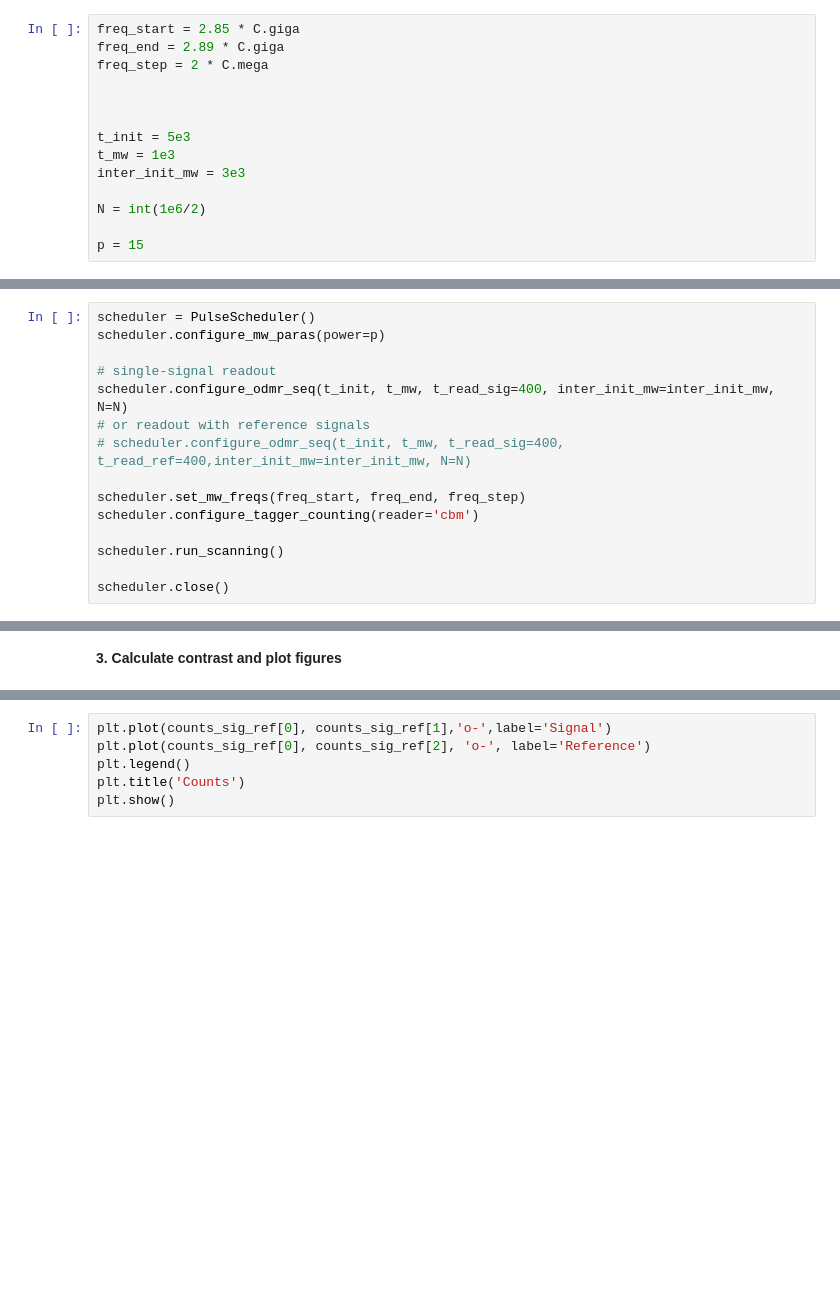
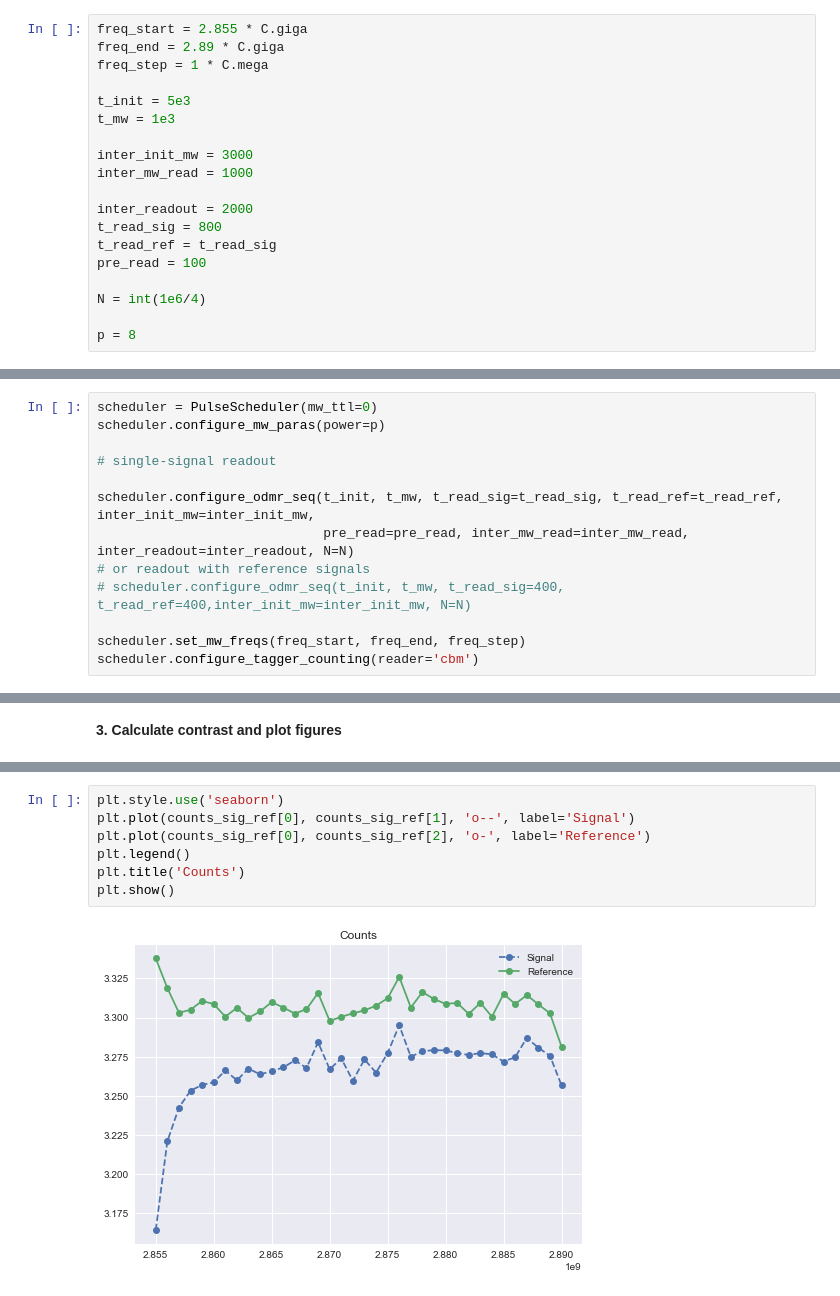
Before and after one commit to Youngcius/odmactor, a Jupyter notebook: project/tutorial/frequency-odmr.ipynb, the cells around one changed output, grey strips where cells are left out. Drawn from its saved outputs; the diff is of its cells as text; blank space fills up the shorter version.

```diff
--- a/project/tutorial/frequency-odmr.ipynb
+++ b/project/tutorial/frequency-odmr.ipynb
@@ -70,33 +116,36 @@ np.savetxt('cw-contrast--{}dBm.txt'.format(p),np.vstack([res_on_off[0], contrast
 - optional default parameters: reference signals readout time $t_{ref}$ ($t_{ref} = t_{sig}$ actually), some time interval parameters
 - Time bin $t$ per readout operation is then calculated by the sequences parameters
 # %%
-freq_start = 2.85 * C.giga
+freq_start = 2.855 * C.giga
 freq_end = 2.89 * C.giga
-freq_step = 2 * C.mega
-
-
+freq_step = 1 * C.mega
 
 t_init = 5e3
 t_mw = 1e3
-inter_init_mw = 3e3
 
-N = int(1e6/2)
+inter_init_mw = 3000
+inter_mw_read = 1000
 
-p = 15
+inter_readout = 2000
+t_read_sig = 800
+t_read_ref = t_read_sig
+pre_read = 100
+
+N = int(1e6/4)
+
+p = 8
 # %% [markdown]
 **2. Construct a Pulse ODMR Scheduler and run**
 # %%
-scheduler = PulseScheduler()
+scheduler = PulseScheduler(mw_ttl=0)
 scheduler.configure_mw_paras(power=p)
 
 # single-signal readout
-scheduler.configure_odmr_seq(t_init, t_mw, t_read_sig=400, inter_init_mw=inter_init_mw, N=N)
+
+scheduler.configure_odmr_seq(t_init, t_mw, t_read_sig=t_read_sig, t_read_ref=t_read_ref, inter_init_mw=inter_init_mw,
+                             pre_read=pre_read, inter_mw_read=inter_mw_read, inter_readout=inter_readout, N=N)
 # or readout with reference signals
 # scheduler.configure_odmr_seq(t_init, t_mw, t_read_sig=400, t_read_ref=400,inter_init_mw=inter_init_mw, N=N)
 
 scheduler.set_mw_freqs(freq_start, freq_end, freq_step)
 scheduler.configure_tagger_counting(reader='cbm')
-
-scheduler.run_scanning()
-
-scheduler.close()
@@ -111,6 +202,9 @@ counts_sig_ref = scheduler.result  # [freqs, counts, counts_ref]
 # %%
-plt.plot(counts_sig_ref[0], counts_sig_ref[1],'o-',label='Signal')
+plt.style.use('seaborn')
+plt.plot(counts_sig_ref[0], counts_sig_ref[1], 'o--', label='Signal')
 plt.plot(counts_sig_ref[0], counts_sig_ref[2], 'o-', label='Reference')
 plt.legend()
 plt.title('Counts')
 plt.show()
+# %% [output]
+[figure, added]
```
Also changed, not shown: parts of 29 cells of this notebook, 7 other files.
